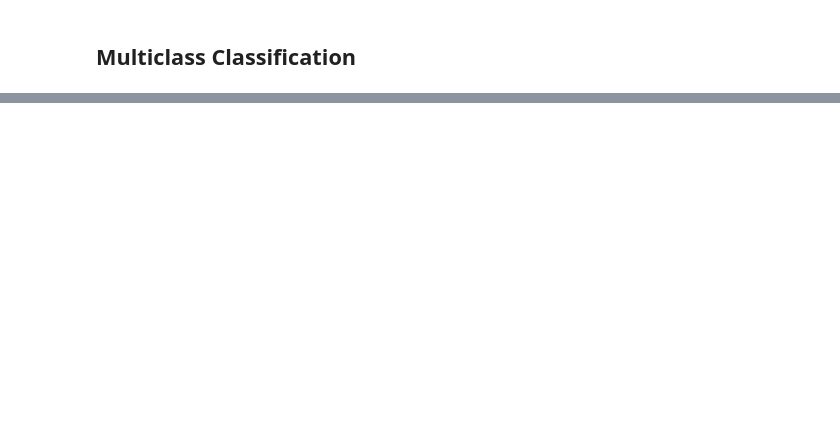
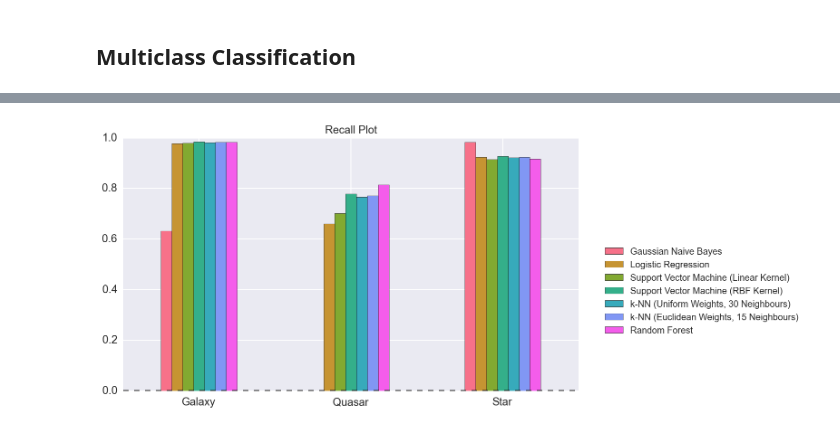
Before and after one commit to chengsoonong/mclass-sky, a Jupyter notebook: 1. Sloan Digital Sky Suvey.ipynb, the cells around one changed output, grey strips where cells are left out. Cells and saved outputs as stored; diff of their text form; code cells hidden in the pictures; blank space fills up the shorter version.

```diff
--- a/1. Sloan Digital Sky Suvey.ipynb
+++ b/1. Sloan Digital Sky Suvey.ipynb
@@ -51,0 +164,7 @@ X_train, X_test, y_train, y_test = train_test_split(sloan.data, sloan.target,
+# %%
+fig2, ax2 = plt.subplots(figsize=(9, 5))
+_ = recall_df.plot(ax=ax2, kind="bar", title="Recall Plot", fontsize=12)
+_ = ax2.legend(bbox_to_anchor = (1.5, 0.6))
+_ = ax2.set_xticklabels(astro_classes, rotation=0)
+# %% [output]
+[figure, added]
```
Also changed, not shown: parts of 29 cells of this notebook, 3 other files.
